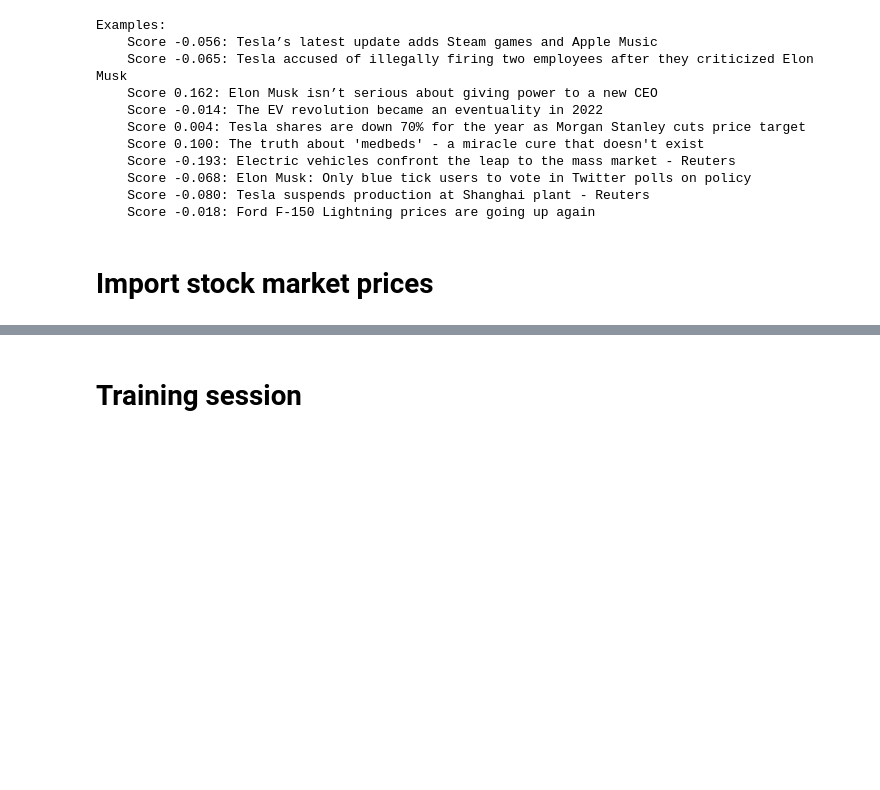
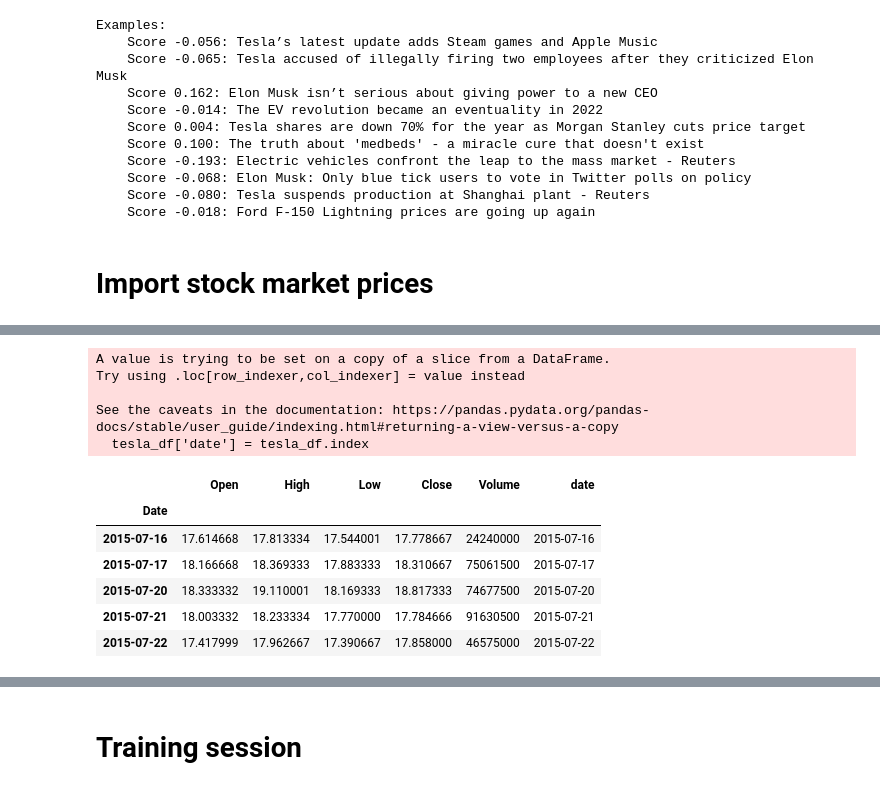
Before and after one commit to ludvigdoeser/scalableMLproject, a Jupyter notebook: News.ipynb, the cells around one changed output, grey strips where cells are left out. Cells and saved outputs as stored; diff of their text form; code cells hidden in the pictures; blank space fills up the shorter version.

```diff
--- a/News.ipynb
+++ b/News.ipynb
@@ -854,0 +949,16 @@ plt.plot(ratio)
+# %%
+tesla_df['date'] = tesla_df.index
+tesla_df.head()
+# %% [output]
+A value is trying to be set on a copy of a slice from a DataFrame.
+Try using .loc[row_indexer,col_indexer] = value instead
+
+See the caveats in the documentation: https://pandas.pydata.org/pandas-docs/stable/user_guide/indexing.html#returning-a-view-versus-a-copy
+  tesla_df['date'] = tesla_df.index
+|  | Open | High | Low | Close | Volume | date |
+| Date |  |  |  |  |  |  |
+| 2015-07-16 | 17.614668 | 17.813334 | 17.544001 | 17.778667 | 24240000 | 2015-07-16 |
+| 2015-07-17 | 18.166668 | 18.369333 | 17.883333 | 18.310667 | 75061500 | 2015-07-17 |
+| 2015-07-20 | 18.333332 | 19.110001 | 18.169333 | 18.817333 | 74677500 | 2015-07-20 |
+| 2015-07-21 | 18.003332 | 18.233334 | 17.770000 | 17.784666 | 91630500 | 2015-07-21 |
+| 2015-07-22 | 17.417999 | 17.962667 | 17.390667 | 17.858000 | 46575000 | 2015-07-22 |
```
Also changed, not shown: parts of 26 cells of this notebook.
